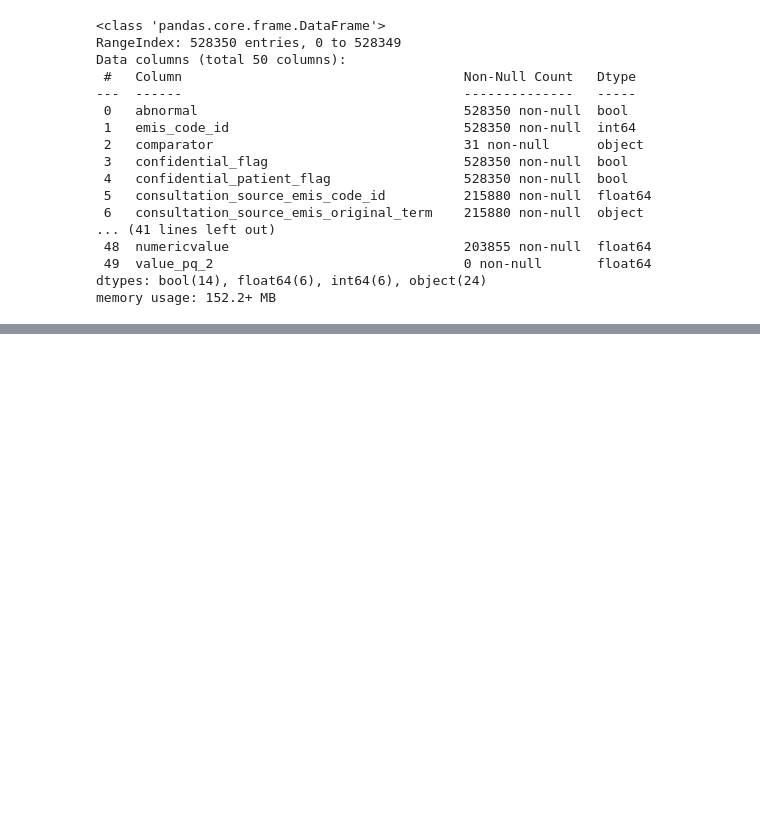
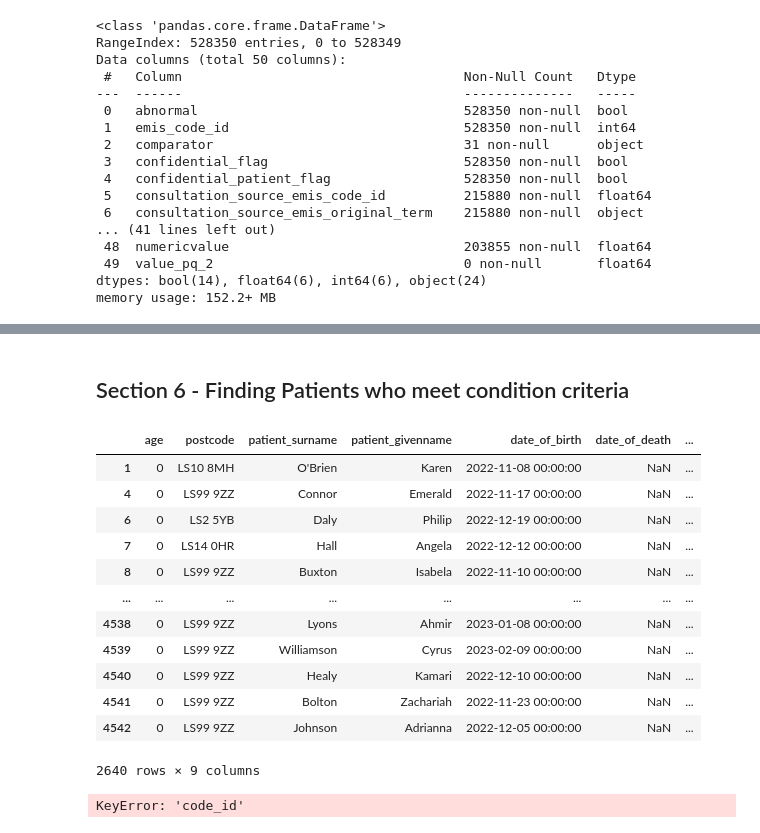
Before and after one commit to fola789/Emis-Assessment, a Jupyter notebook: EMIS.IPYNB, the cells around one changed output, grey strips where cells are left out. Saved outputs shown, nothing was run; the diff lists cells and outputs as text; code cells hidden in the pictures; blank space fills up the shorter version.

```diff
--- a/EMIS.IPYNB
+++ b/EMIS.IPYNB
@@ -302,0 +320,20 @@ observation.tail()
+# %% [markdown]
+## Section 6 - Finding Patients who meet condition criteria
+# %%
+# Filter patients within LS postcode
+ls_postcode_patients = patient[patient['postcode'].fillna('').str.startswith('LS')]
+display(ls_postcode_patients)
+# %% [output]
+|  | age | postcode | patient_surname | patient_givenname | date_of_birth | date_of_death | ... |
+| 1 | 0 | LS10 8MH | O'Brien | Karen | 2022-11-08 00:00:00 | NaN | ... |
+| 4 | 0 | LS99 9ZZ | Connor | Emerald | 2022-11-17 00:00:00 | NaN | ... |
+| 6 | 0 | LS2 5YB | Daly | Philip | 2022-12-19 00:00:00 | NaN | ... |
+| 7 | 0 | LS14 0HR | Hall | Angela | 2022-12-12 00:00:00 | NaN | ... |
+| 8 | 0 | LS99 9ZZ | Buxton | Isabela | 2022-11-10 00:00:00 | NaN | ... |
+| ... | ... | ... | ... | ... | ... | ... | ... |
+| 4538 | 0 | LS99 9ZZ | Lyons | Ahmir | 2023-01-08 00:00:00 | NaN | ... |
+| 4539 | 0 | LS99 9ZZ | Williamson | Cyrus | 2023-02-09 00:00:00 | NaN | ... |
+| 4540 | 0 | LS99 9ZZ | Healy | Kamari | 2022-12-10 00:00:00 | NaN | ... |
+| 4541 | 0 | LS99 9ZZ | Bolton | Zachariah | 2022-11-23 00:00:00 | NaN | ... |
+| 4542 | 0 | LS99 9ZZ | Johnson | Adrianna | 2022-12-05 00:00:00 | NaN | ... |
+2640 rows × 9 columns
@@ -302,0 +345,4 @@ observation.tail()
+# %%
+df1 = pd.merge(df1, clinical_codes, on='code_id')
+# %% [output]
+KeyError: 'code_id'
```
Also changed, not shown: parts of 17 cells of this notebook.
